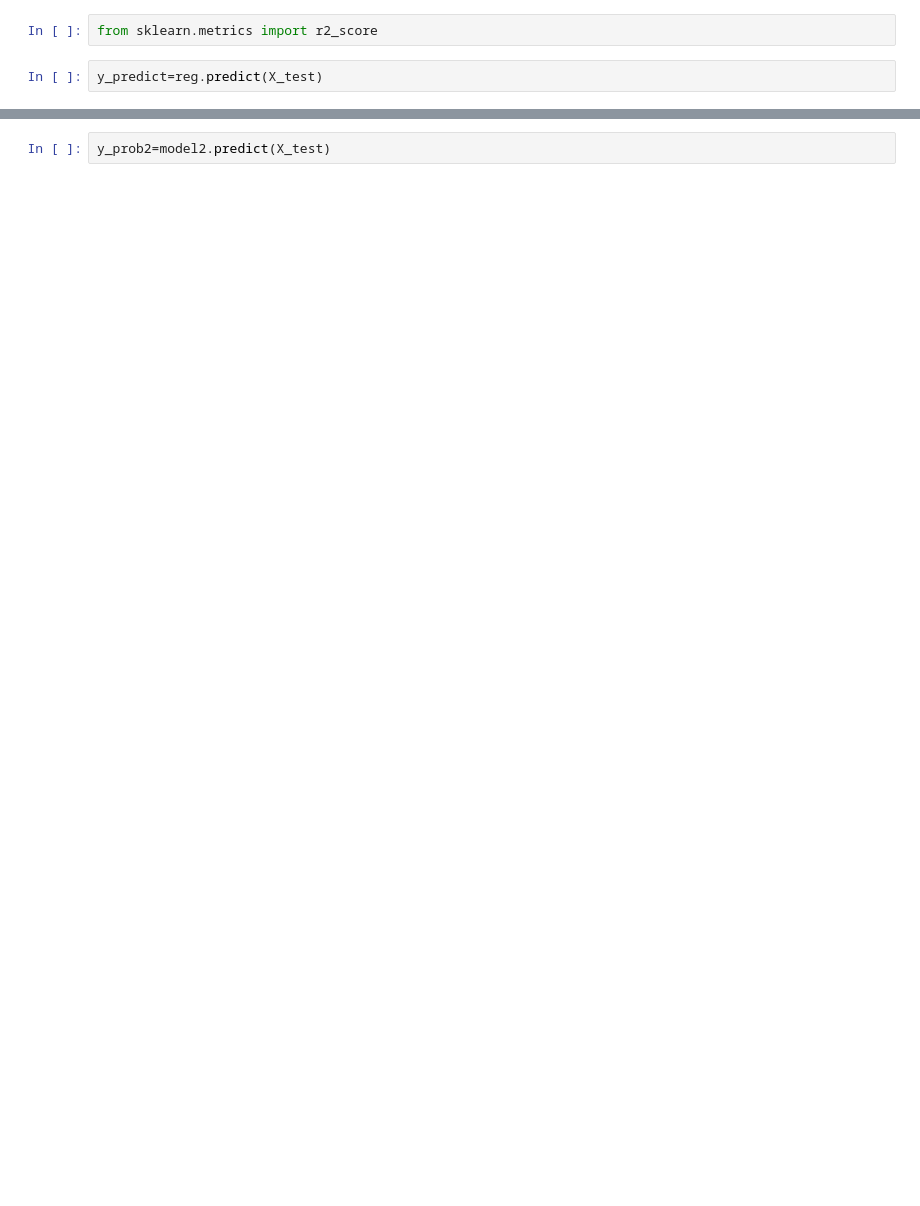
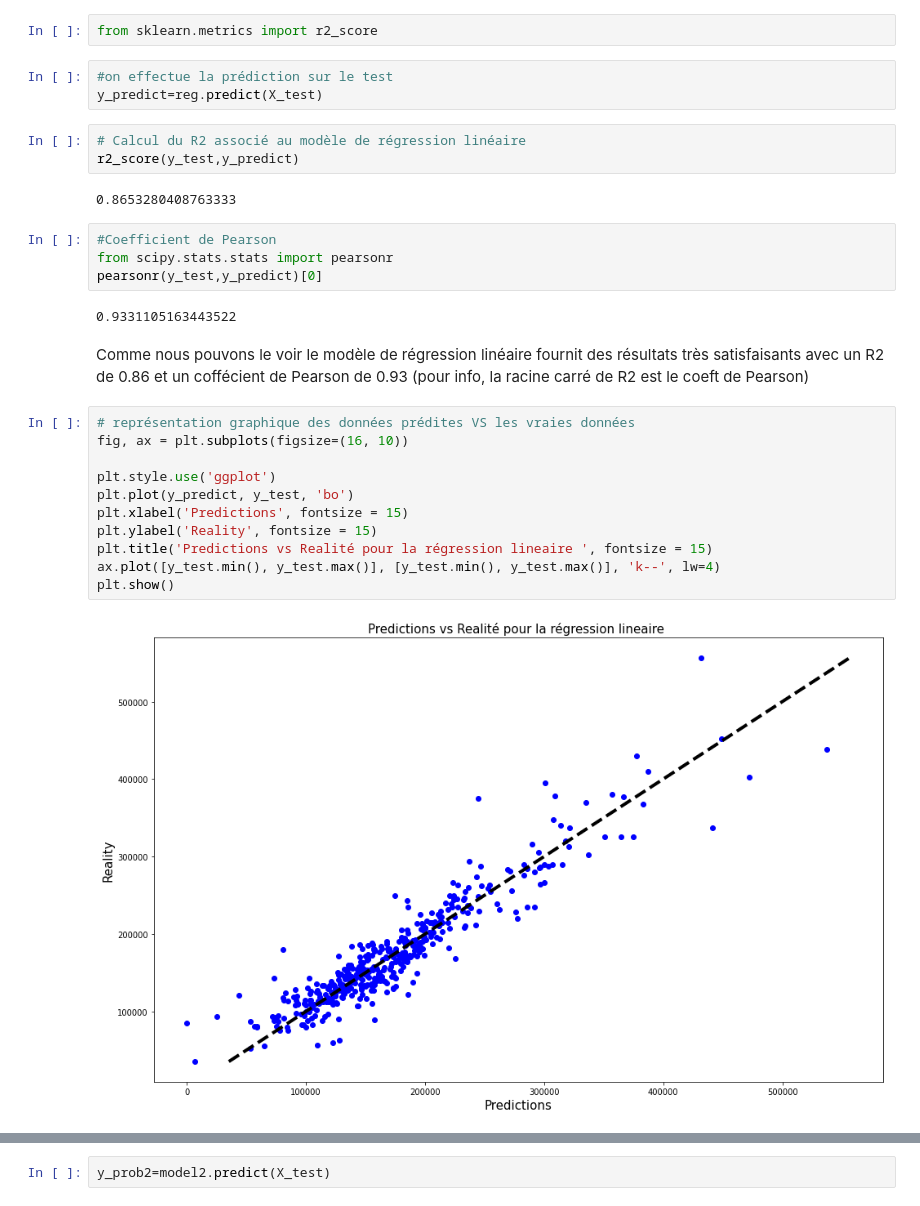
Before and after one commit to guitanou/projet-pr-diction-prix-des-maisons, a Jupyter notebook: House_Pricing_prediction.ipynb, the cells around one changed output, grey strips where cells are left out. Saved outputs shown, nothing was run; the diff lists cells and outputs as text; blank space fills up the shorter version.

```diff
--- a/House_Pricing_prediction.ipynb
+++ b/House_Pricing_prediction.ipynb
@@ -264,4 +329,31 @@ reg.score(X_train, y_train)
 # %%
 from sklearn.metrics import r2_score
-# %%
-y_predict=reg.predict(X_test)
+# %%
+#on effectue la prédiction sur le test
+y_predict=reg.predict(X_test)
+# %%
+# Calcul du R2 associé au modèle de régression linéaire
+r2_score(y_test,y_predict)
+# %% [output]
+0.8653280408763333
+# %%
+#Coefficient de Pearson
+from scipy.stats.stats import pearsonr
+pearsonr(y_test,y_predict)[0]
+# %% [output]
+0.9331105163443522
+# %% [markdown]
+Comme nous pouvons le voir le modèle de régression linéaire fournit des résultats très satisfaisants avec un R2 de 0.86  et un coffécient de Pearson de 0.93 (pour info, la racine carré de R2 est le coeft de Pearson)
+# %%
+# représentation graphique des données prédites VS les vraies données
+fig, ax = plt.subplots(figsize=(16, 10))
+
+plt.style.use('ggplot')
+plt.plot(y_predict, y_test, 'bo')
+plt.xlabel('Predictions', fontsize = 15)
+plt.ylabel('Reality', fontsize = 15)
+plt.title('Predictions vs Realité pour la régression lineaire ', fontsize = 15)
+ax.plot([y_test.min(), y_test.max()], [y_test.min(), y_test.max()], 'k--', lw=4)
+plt.show()
+# %% [output]
+[figure, added]
```
Also changed, not shown: parts of 95 cells of this notebook.
